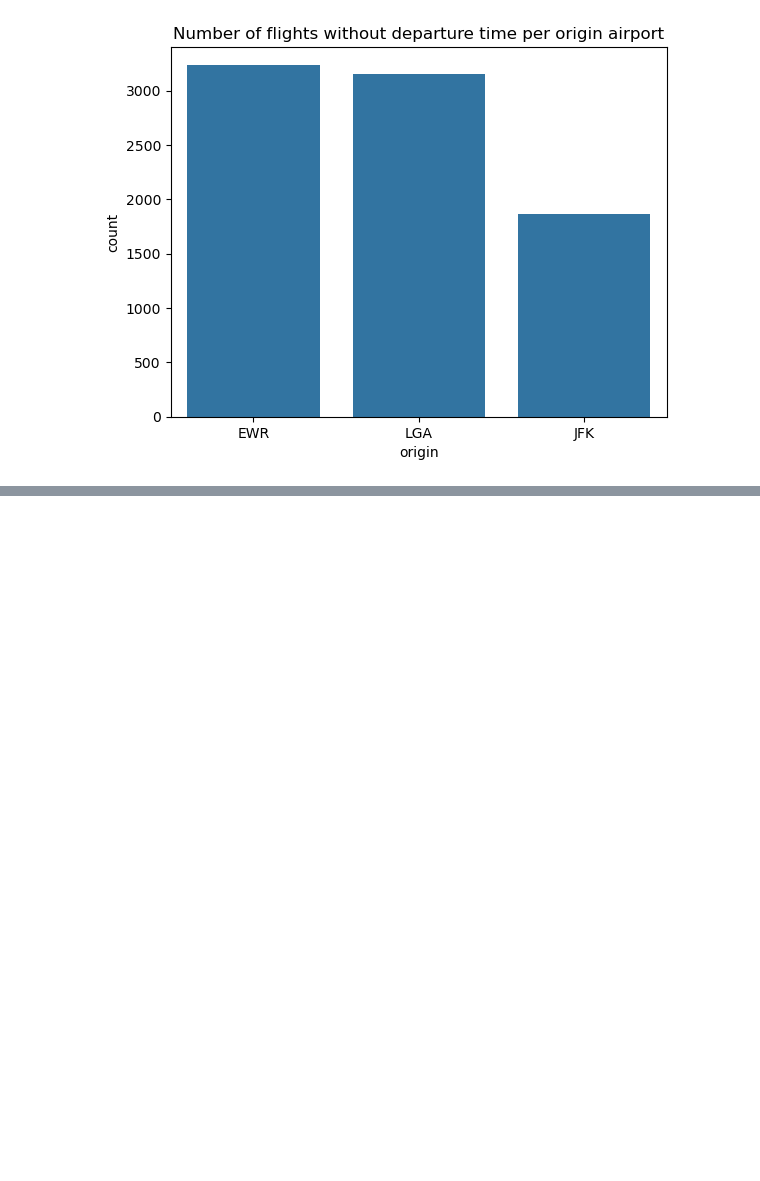
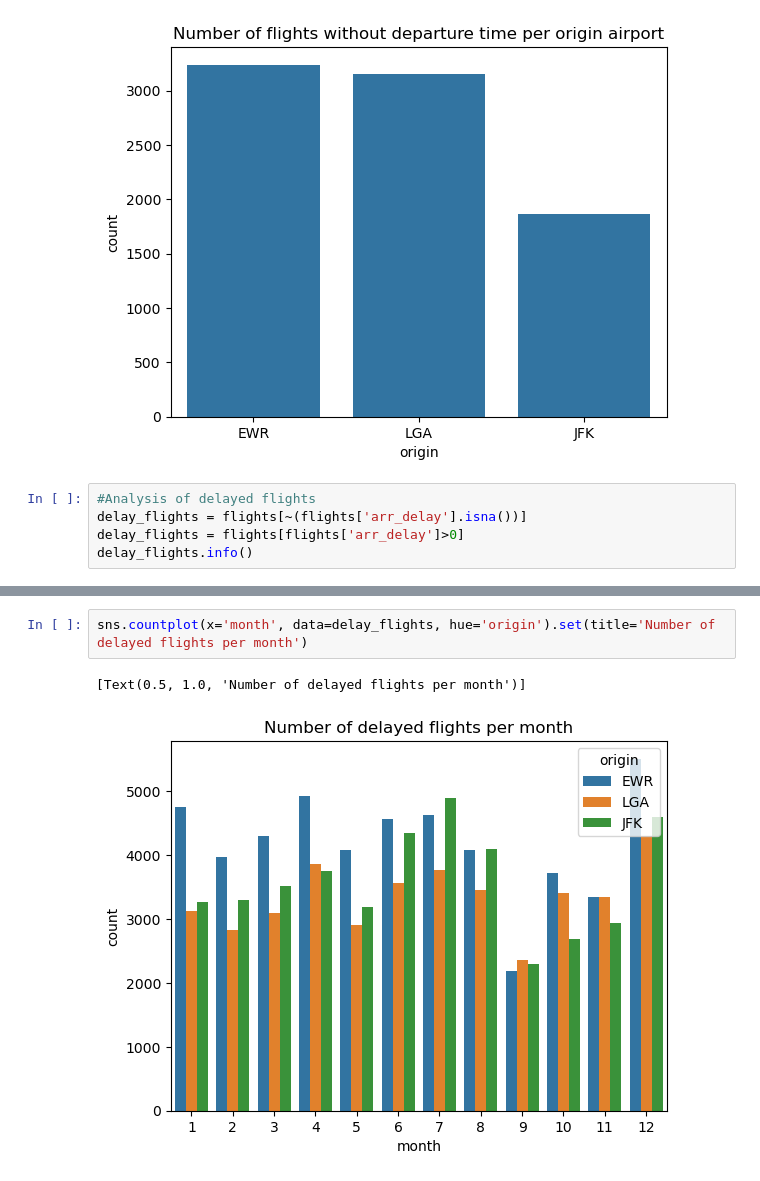
Before and after one commit to tomaszkisiel94/PlayingPython, a Jupyter notebook: ExploratoryDataAnalysis.ipynb, the cells around one changed output, grey strips where cells are left out. Drawn from its saved outputs; the diff is of its cells as text; blank space fills up the shorter version.

Commit message:
NYC 2013 flights exploratory analysis with seaborn

```diff
--- a/ExploratoryDataAnalysis.ipynb
+++ b/ExploratoryDataAnalysis.ipynb
@@ -90,3 +90,8 @@ sns.countplot(x='origin', data=nan_flights).set(title='Number of flights without
 # %% [output]
 [Text(0.5, 1.0, 'Number of flights without departure time per origin airport')]
 [figure]
+# %%
+#Analysis of delayed flights
+delay_flights = flights[~(flights['arr_delay'].isna())]
+delay_flights = flights[flights['arr_delay']>0]
+delay_flights.info()
@@ -92,0 +116,5 @@ sns.countplot(x='origin', data=nan_flights).set(title='Number of flights without
+# %%
+sns.countplot(x='month', data=delay_flights, hue='origin').set(title='Number of delayed flights per month')
+# %% [output]
+[Text(0.5, 1.0, 'Number of delayed flights per month')]
+[figure, added]
```
Also changed, not shown: parts of 11 cells of this notebook.
